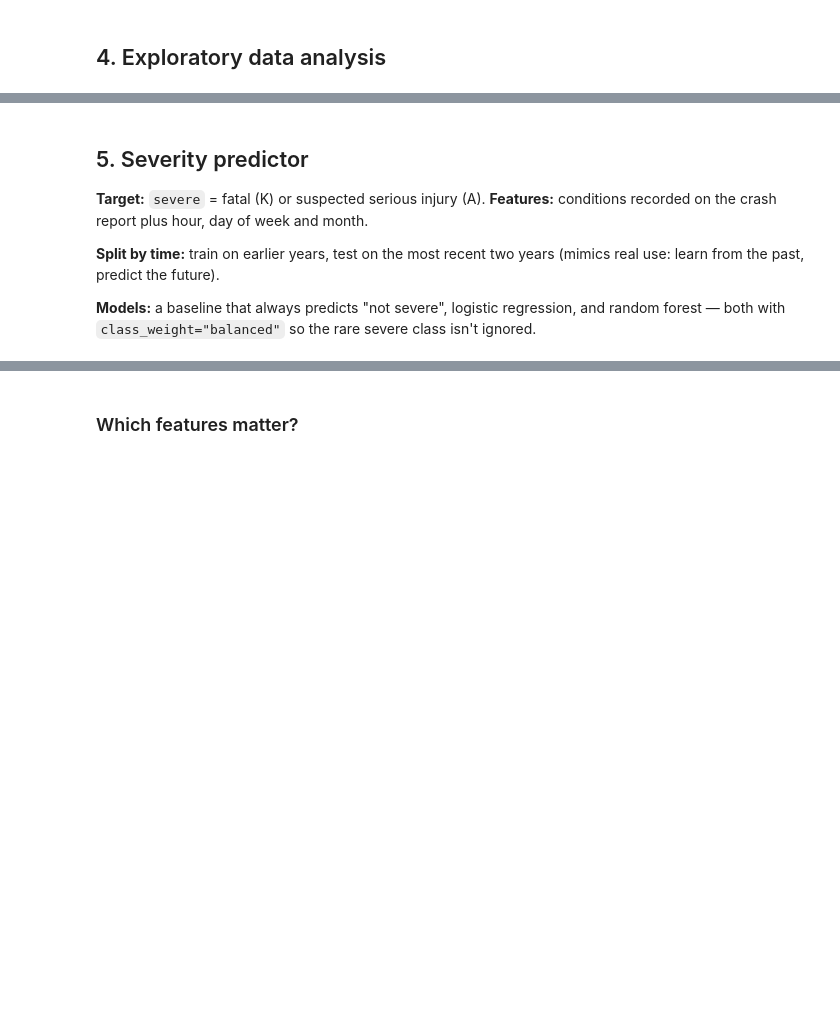
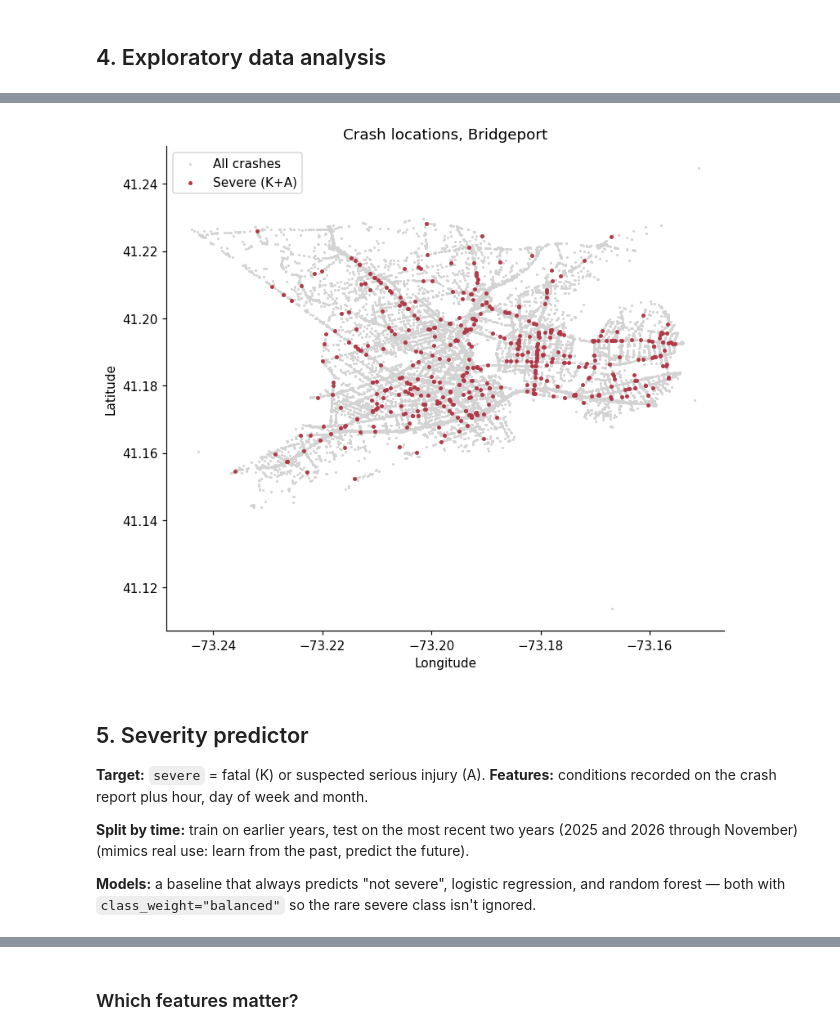
Before and after one commit to SeanSalafia/CT-Car-Crash-ML-Project, a Jupyter notebook: fairfield_crash_severity.ipynb, the cells around one changed output, grey strips where cells are left out. Drawn from its saved outputs; the diff is of its cells as text; code cells hidden in the pictures; blank space fills up the shorter version.

```diff
--- a/fairfield_crash_severity.ipynb
+++ b/fairfield_crash_severity.ipynb
@@ -247,15 +232,17 @@ plt.tight_layout(); plt.show()
 # %%
 geo = df.dropna(subset=["lat", "lon"]).copy()
 fig, ax = plt.subplots(figsize=(8, 7))
 ax.scatter(geo.lon, geo.lat, s=1, c="lightgrey", label="All crashes")
 s = geo[geo.severe == 1]
 ax.scatter(s.lon, s.lat, s=5, c="#b23a48", label="Severe (K+A)")
-ax.set(title="Crash locations, Fairfield County", xlabel="Longitude", ylabel="Latitude"); ax.legend(); plt.show()
+ax.set(title="Crash locations, Bridgeport", xlabel="Longitude", ylabel="Latitude"); ax.legend(); plt.show()
+# %% [output]
+[figure, added]
 # %% [markdown]
 ## 5. Severity predictor
 **Target:** `severe` = fatal (K) or suspected serious injury (A). **Features:** conditions recorded on the crash report plus hour, day of week and month.
 
-**Split by time:** train on earlier years, test on the most recent two years (mimics real use: learn from the past, predict the future).
+**Split by time:** train on earlier years, test on the most recent two years (2025 and 2026 through November) (mimics real use: learn from the past, predict the future).
 
 **Models:** a baseline that always predicts "not severe", logistic regression, and random forest — both with
 `class_weight="balanced"` so the rare severe class isn't ignored.
```
Also changed, not shown: parts of 19 cells of this notebook, 3 other files.
